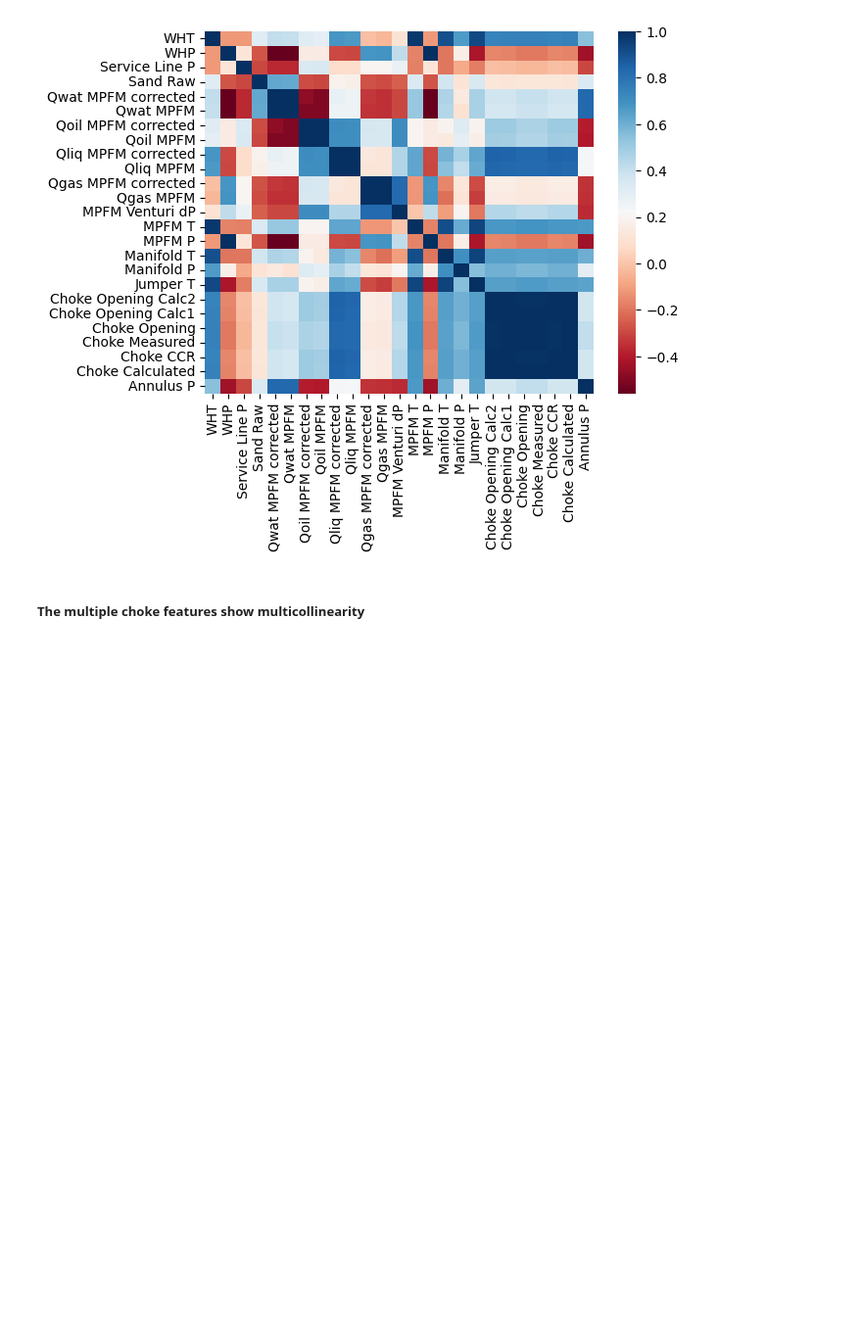
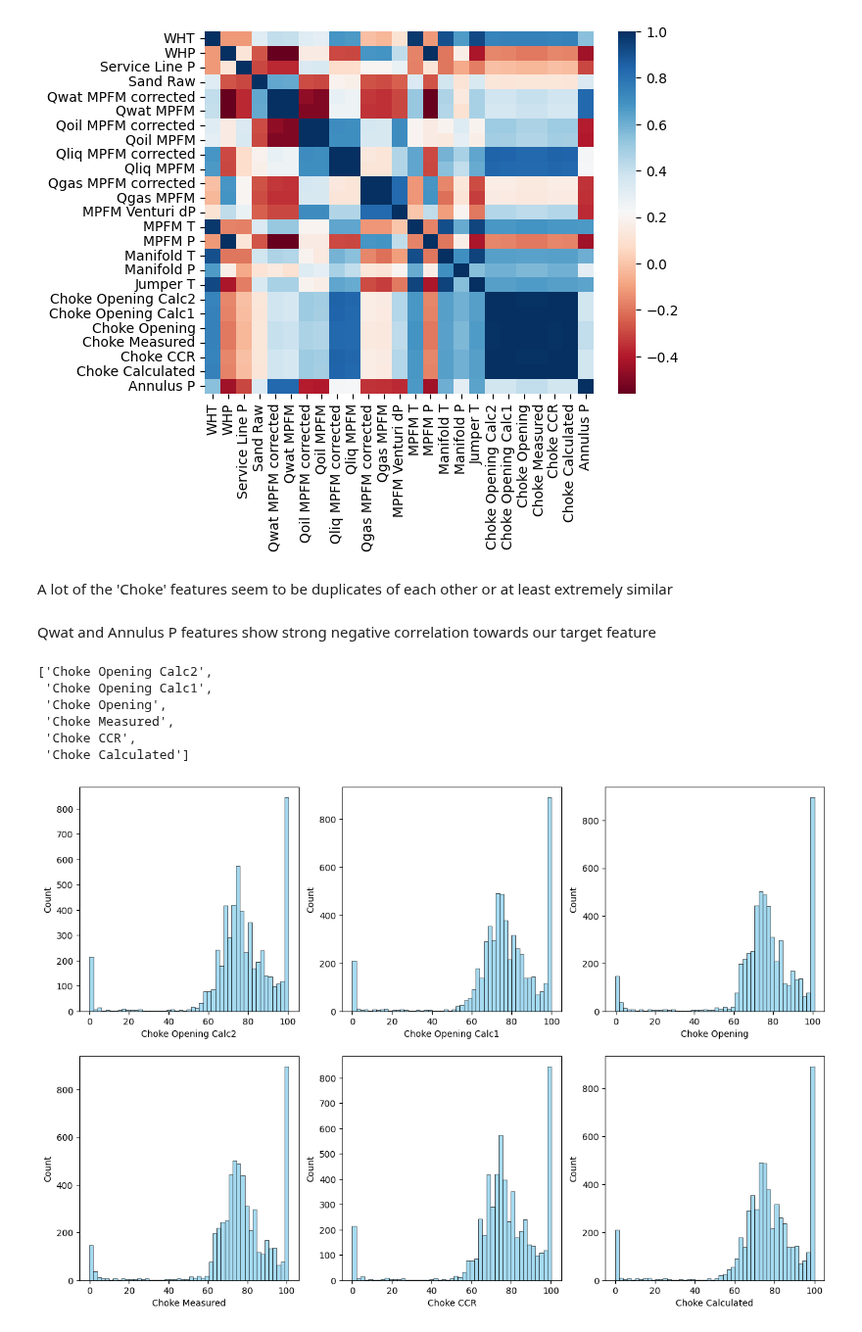
Before and after one commit to mattwagon/oil_production_prediction, a Jupyter notebook: notebooks/matt - data_cleaning.ipynb, the cells around one changed output. Shown at 98% size. Saved outputs shown, nothing was run; the diff lists cells and outputs as text; code cells hidden in the pictures; blank space fills up the shorter version.

Commit message:
Created hist and box plots for choke features to see if they are different visually

```diff
--- a/notebooks/matt - data_cleaning.ipynb
+++ b/notebooks/matt - data_cleaning.ipynb
@@ -102,5 +117,3 @@ sns.heatmap(df_to_impute.corr(), cmap='RdBu')
 plt.show()
 # %% [output]
 [figure]
-# %% [markdown]
-##### The multiple choke features show multicollinearity
@@ -106,0 +122,20 @@ plt.show()
+# %% [markdown]
+A lot of the 'Choke' features seem to be duplicates of each other or at least extremely similar
+# %% [markdown]
+Qwat and Annulus P features show strong negative correlation towards our target feature
+# %%
+choke_cols = [col for col in df_to_impute.columns if 'Choke' in col]
+choke_cols
+# %% [output]
+['Choke Opening Calc2',
+ 'Choke Opening Calc1',
+ 'Choke Opening',
+ 'Choke Measured',
+ 'Choke CCR',
+ 'Choke Calculated']
+# %%
+f, axes = plt.subplots(2, 3, figsize=(15, 10))
+for ax, feature in zip(axes.flat, df_to_impute[choke_cols]):
+    sns.histplot(df_to_impute[feature] , color="skyblue", ax=ax)
+# %% [output]
+[figure, added]
```
Also changed, not shown: parts of 5 cells of this notebook.
